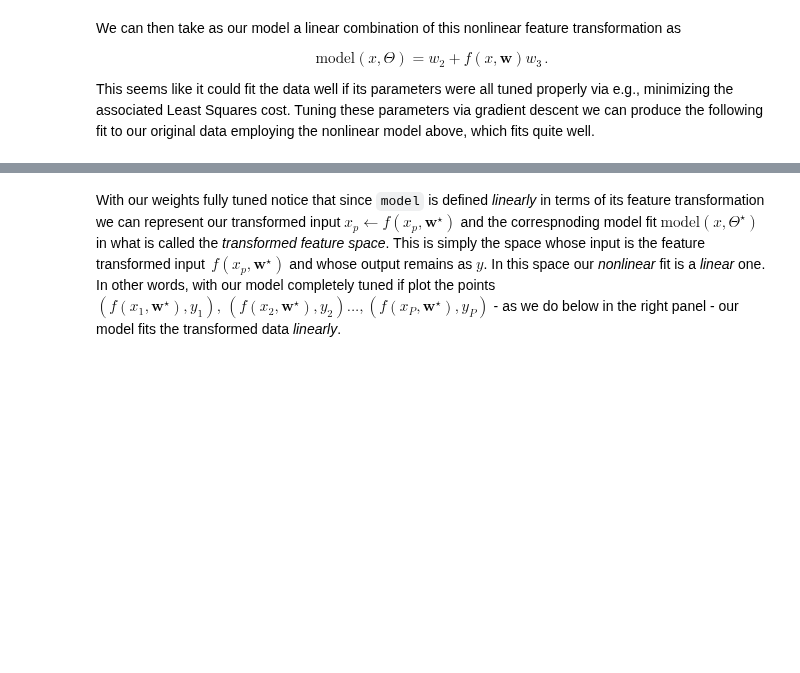
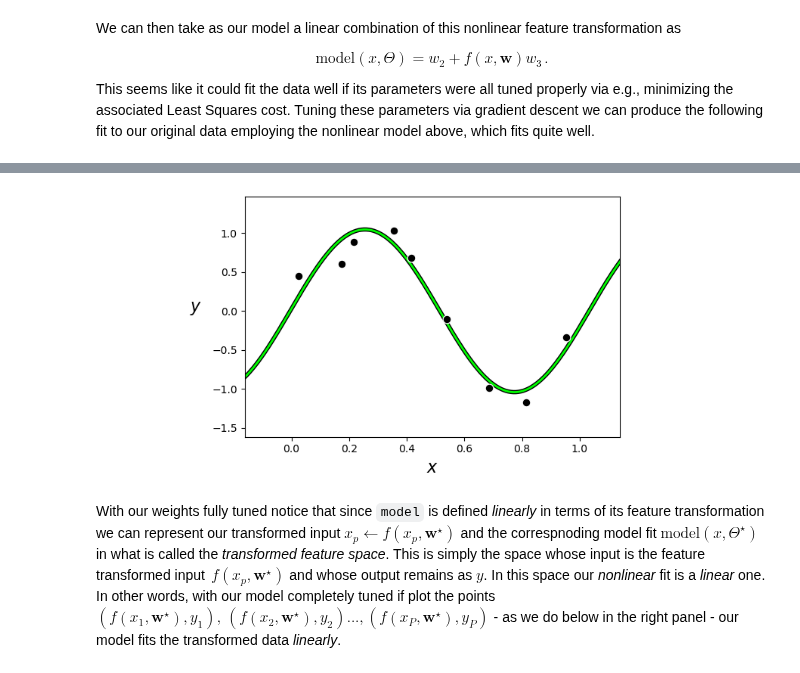
Before and after one commit to neonwatty/machine_learning_refined, a Jupyter notebook: notes/10_Nonlinear_intro/10_2_Regression.ipynb, the cells around one changed output, grey strips where cells are left out. Cells and saved outputs as stored; diff of their text form; code cells hidden in the pictures; blank space fills up the shorter version.

```diff
--- a/notes/10_Nonlinear_intro/10_2_Regression.ipynb
+++ b/notes/10_Nonlinear_intro/10_2_Regression.ipynb
@@ -263,11 +269,11 @@ w = np.array([0.1*np.random.randn(2,1),0.1*np.random.randn(2,1)])
 max_its = 500; alpha_choice = 10**(-1)
 
 # run on original data
-run1 = nonlib.basic_runner.Setup(x,y,feature_transforms,'least_squares',normalize = 'None')
+run1 = section_10_2_helpers.BaseSetup(x,y,feature_transforms,'least_squares',normalize = 'None')
 run1.fit(w=w,alpha_choice = alpha_choice,max_its=max_its)
 
 # run on normalized data
-run2 = nonlib.basic_runner.Setup(x,y,feature_transforms,'least_squares',normalize = 'standard')
+run2 = section_10_2_helpers.BaseSetup(x,y,feature_transforms,'least_squares',normalize = 'standard')
 run2.fit(w=w,alpha_choice = alpha_choice,max_its=max_its)
 
 # pluck out best weights - those that provided lowest cost,
@@ -281,3 +285,4 @@ demo.plot_fit(w_best,run2.model,normalizer = run2.normalizer);
+[figure, added]
 # %% [markdown]
 With our weights fully tuned notice that  since `model` is defined *linearly* in terms of its feature transformation we can represent our transformed input $x_p \longleftarrow f\left(x_p,\mathbf{w}^{\star}\right)$ and the correspnoding model fit $
 \text{model}\left(x,\Theta^{\star}\right)$ in what is called the *transformed feature space*.  This is simply the space whose input is the feature transformed input $\,f\left(x_p,\mathbf{w}^{\star}\right)$ and whose output remains as $y$.  In this space our *nonlinear* fit is a *linear* one.  In other words, with our model completely tuned if plot the points $\left(f\left(x_1,\mathbf{w}^{\star}\right),y_1\right),\,\left(f\left(x_2,\mathbf{w}^{\star}\right),y_2\right)...,\left(f\left(x_P,\mathbf{w}^{\star}\right),y_P\right)$ - as we do below in the right panel - our model fits the transformed data *linearly*.
```
Also changed, not shown: parts of 13 cells of this notebook, 15 other files.
